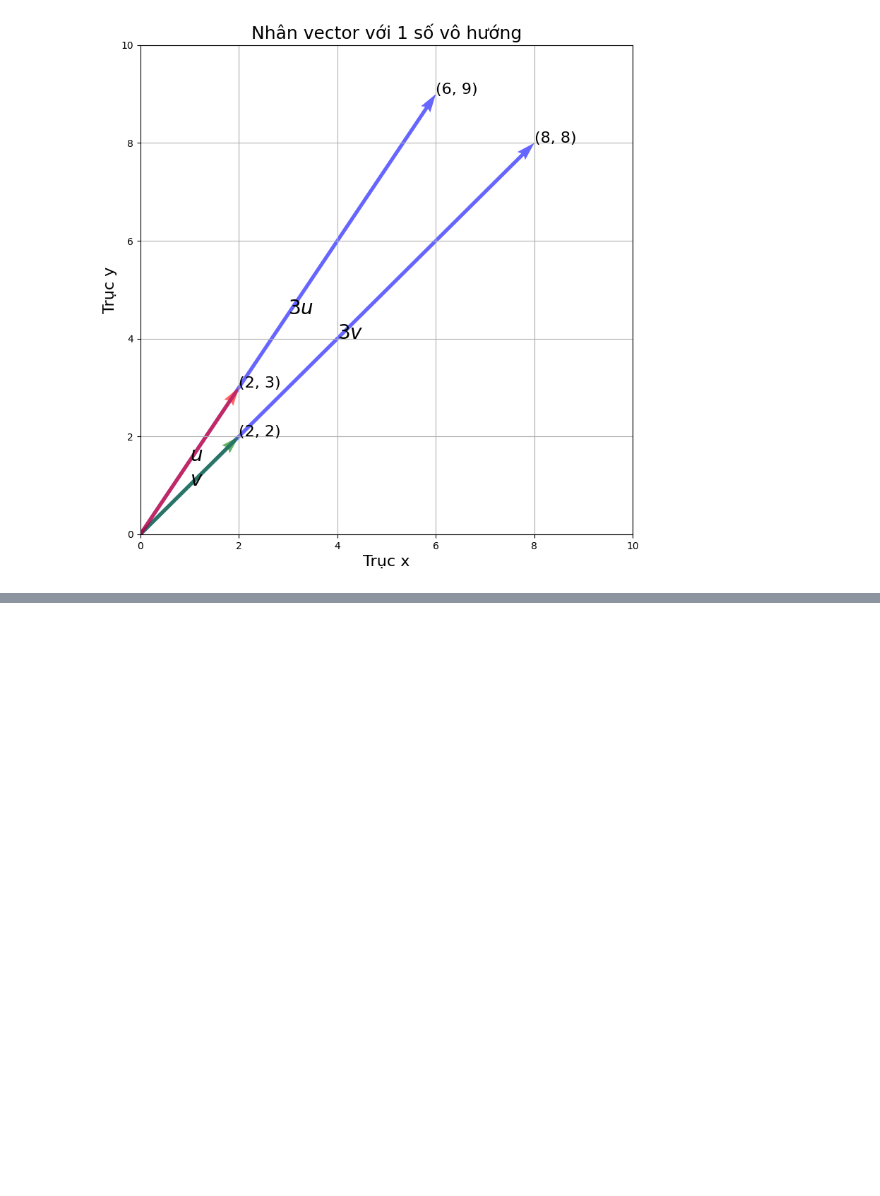
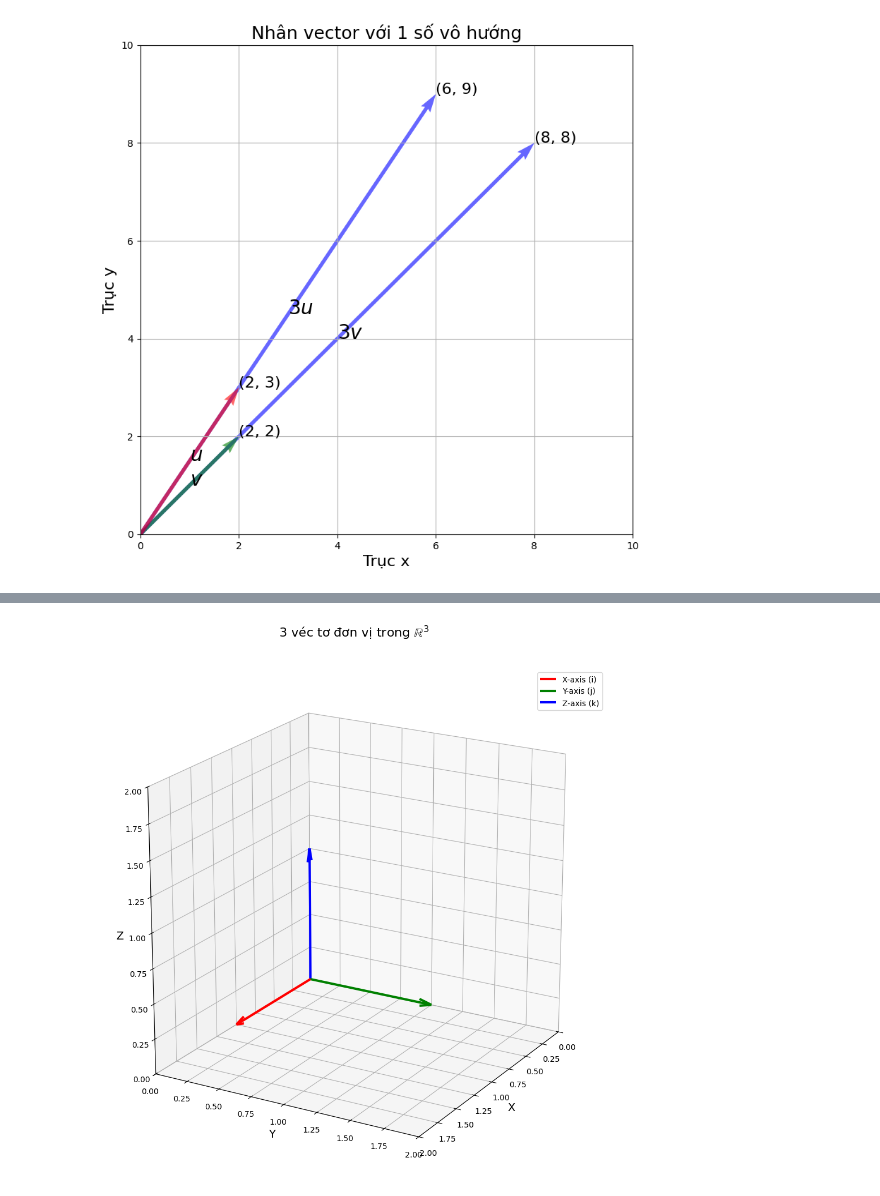
Before and after one commit to ToJupiter/DaiSoTuyenTinh, a Jupyter notebook: Notebook/Vector1.ipynb, the cells around one changed output, grey strips where cells are left out. Drawn from its saved outputs; the diff is of its cells as text; code cells hidden in the pictures; blank space fills up the shorter version.

Commit message:
this is vector1

```diff
--- a/Notebook/Vector1.ipynb
+++ b/Notebook/Vector1.ipynb
@@ -199,0 +213,58 @@ plt.show()
+# %%
+import numpy as np
+import matplotlib.pyplot as plt
+from mpl_toolkits.mplot3d import Axes3D
+
+# Set up the figure and 3D axis
+fig = plt.figure(figsize=(10, 10))
+ax = fig.add_subplot(111, projection='3d')
+
+# Define unit vectors along x, y, z axes
+vectors = [
+    [1, 0, 0],  # x-axis
+    [0, 1, 0],  # y-axis
+    [0, 0, 1]   # z-axis
+]
+
+# Colors for the vectors
+colors = ['r', 'g', 'b']
+labels = ['X-axis (i)', 'Y-axis (j)', 'Z-axis (k)']
+
+# Plot each vector
+for i, (vector, color, label) in enumerate(zip(vectors, colors, labels)):
+    ax.quiver(0, 0, 0, vector[0], vector[1], vector[2],
+              color=color, label=label, arrow_length_ratio=0.1, linewidth=3)
+
+# Set axis limits for balanced view
+axis_length = 2
+ax.set_xlim([0, axis_length])
+ax.set_ylim([0, axis_length])
+ax.set_zlim([0, axis_length])
+
+# Label axes
+ax.set_xlabel('X', fontsize=14, color='black')
+ax.set_ylabel('Y', fontsize=14, color='black')
+ax.set_zlabel('Z', fontsize=14, color='black')
+
+# Set title
+ax.set_title('3 véc tơ đơn vị trong $\\mathbb{R}^3$', fontsize=16, pad=40)
+
+# Make the plot look balanced with equal aspect ratio
+ax.set_box_aspect([1,1,1])  # Equal scaling for all axes
+
+# Add grid
+ax.grid(True, linestyle='--', alpha=0.5)
+
+# Customize legend
+ax.legend(loc='upper right')
+
+# Optional: adjust viewing angle for better perspective
+ax.view_init(elev=20, azim=30)
+
+# Tight layout
+plt.tight_layout()
+
+# Show the plot
+plt.show()
+# %% [output]
+[figure, added]
```
Also changed, not shown: parts of 3 cells of this notebook.
